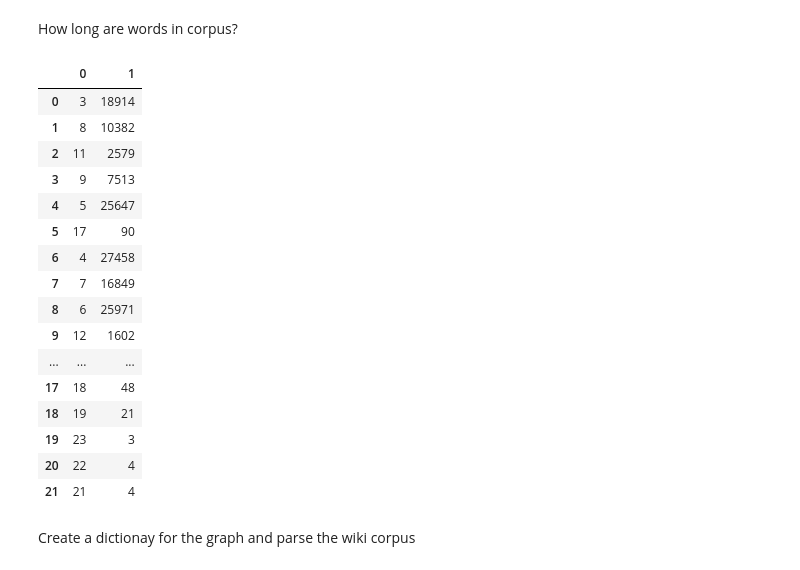
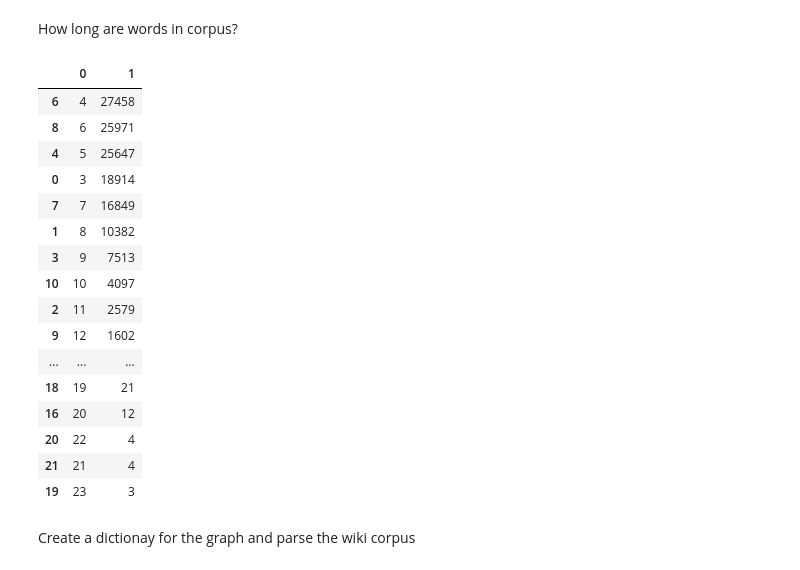
Before and after one commit to rainermesi/wiki_Parse, a Jupyter notebook: wiki_word_gen.ipynb, the cells around one changed output. Saved outputs shown, nothing was run; the diff lists cells and outputs as text; code cells hidden in the pictures.

```diff
--- a/wiki_word_gen.ipynb
+++ b/wiki_word_gen.ipynb
@@ -128,25 +128,25 @@ def word_len_df_gen(in_list):
     return count_df
 # %%
 word_len_df = word_len_df_gen(pd_word_series)
-word_len_df.head(50)
+word_len_df.sort_values(by=[1],ascending=False).head(50)
 # %% [output]
 |  | 0 | 1 |
+| 6 | 4 | 27458 |
+| 8 | 6 | 25971 |
+| 4 | 5 | 25647 |
 | 0 | 3 | 18914 |
+| 7 | 7 | 16849 |
 | 1 | 8 | 10382 |
+| 3 | 9 | 7513 |
+| 10 | 10 | 4097 |
 | 2 | 11 | 2579 |
-| 3 | 9 | 7513 |
-| 4 | 5 | 25647 |
-| 5 | 17 | 90 |
-| 6 | 4 | 27458 |
-| 7 | 7 | 16849 |
-| 8 | 6 | 25971 |
 | 9 | 12 | 1602 |
 | ... | ... | ... |
-| 17 | 18 | 48 |
 | 18 | 19 | 21 |
-| 19 | 23 | 3 |
+| 16 | 20 | 12 |
 | 20 | 22 | 4 |
 | 21 | 21 | 4 |
+| 19 | 23 | 3 |
 # %% [markdown]
 Create a dictionay for the graph and parse the wiki corpus
 # %%
```
